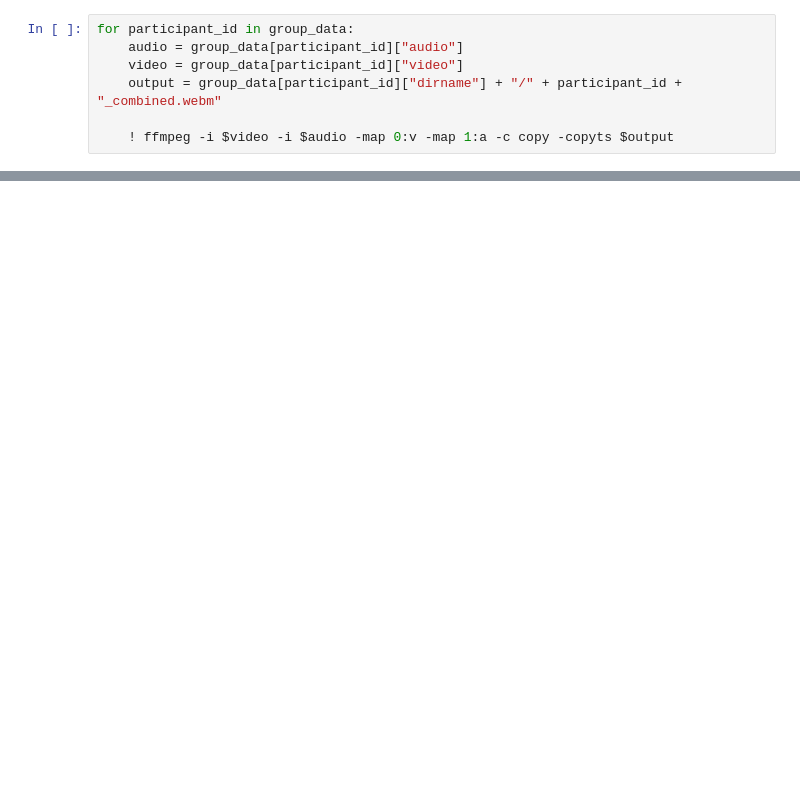
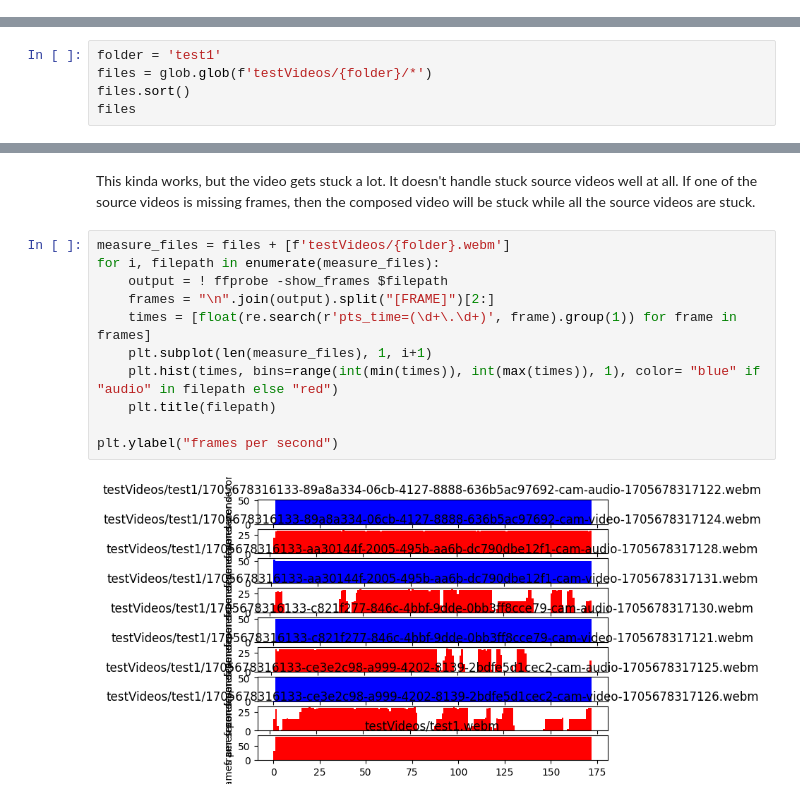
Before and after one commit to Watts-Lab/deliberation-video-analysis, a Jupyter notebook: sandbox.ipynb, the cells around one changed output, grey strips where cells are left out. Saved outputs shown, nothing was run; the diff lists cells and outputs as text; blank space fills up the shorter version.

```diff
--- a/sandbox.ipynb
+++ b/sandbox.ipynb
@@ -67,7 +0,0 @@ group_data
-# %%
-for participant_id in group_data:
-    audio = group_data[participant_id]["audio"]
-    video = group_data[participant_id]["video"]
-    output = group_data[participant_id]["dirname"] + "/" + participant_id + "_combined.webm"
-
-    ! ffmpeg -i $video -i $audio -map 0:v -map 1:a -c copy -copyts $output
@@ -605,0 +6,5 @@ Use -h to get full help or, even better, run 'man ffprobe'.
+# %%
+folder = 'test1'
+files = glob.glob(f'testVideos/{folder}/*')
+files.sort()
+files
@@ -605,0 +141,15 @@ Use -h to get full help or, even better, run 'man ffprobe'.
+# %% [markdown]
+This kinda works, but the video gets stuck a lot. It doesn't handle stuck source videos well at all. If one of the source videos is missing frames, then the composed video will be stuck while all the source videos are stuck.
+# %%
+measure_files = files + [f'testVideos/{folder}.webm']
+for i, filepath in enumerate(measure_files):
+    output = ! ffprobe -show_frames $filepath
+    frames = "\n".join(output).split("[FRAME]")[2:]
+    times = [float(re.search(r'pts_time=(\d+\.\d+)', frame).group(1)) for frame in frames]
+    plt.subplot(len(measure_files), 1, i+1)
+    plt.hist(times, bins=range(int(min(times)), int(max(times)), 1), color= "blue" if "audio" in filepath else "red")
+    plt.title(filepath)
+
+plt.ylabel("frames per second")
+# %% [output]
+[figure, added]
```
Also changed, not shown: parts of 42 cells of this notebook, 15 other files.
